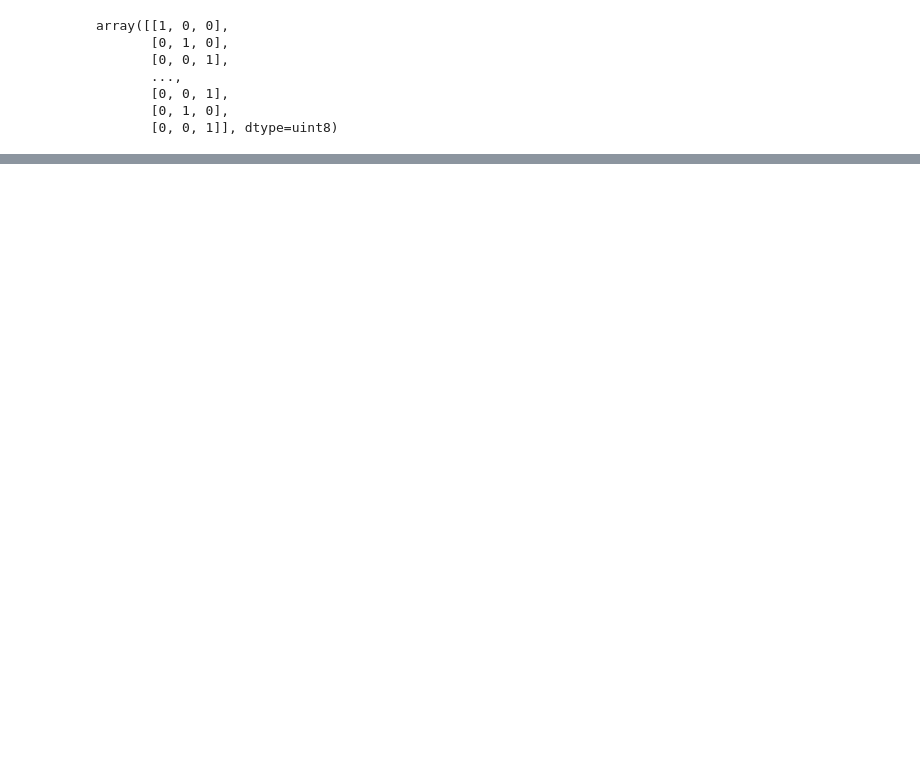
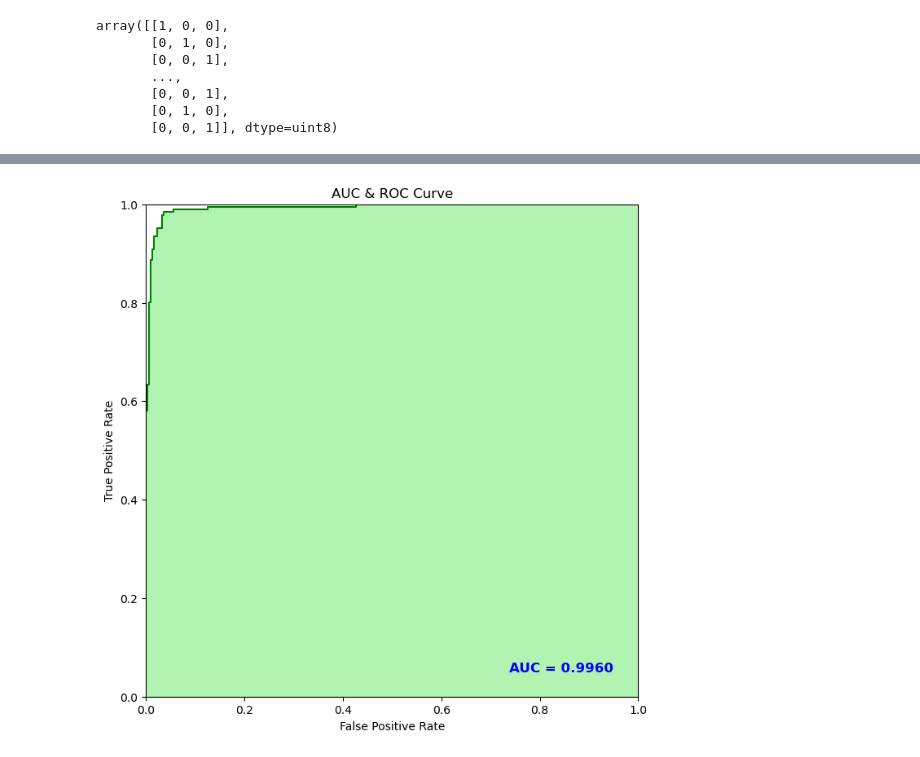
Before and after one commit to madhyam2001/Mental_State-Classification, a Jupyter notebook: Untitled6.ipynb, the cells around one changed output, grey strips where cells are left out. Saved outputs shown, nothing was run; the diff lists cells and outputs as text; code cells hidden in the pictures; blank space fills up the shorter version.

```diff
--- a/Untitled6.ipynb
+++ b/Untitled6.ipynb
@@ -254,0 +270,16 @@ plt.show()
+# %%
+false_positive_rate, true_positive_rate, thresolds = metrics.roc_curve(df_y_test['Label_1.0'], df_y_pred['Label_1.0'])
+
+plt.figure(figsize=(10, 8), dpi=100)
+plt.axis('scaled')
+plt.xlim([0, 1])
+plt.ylim([0, 1])
+plt.title("AUC & ROC Curve")
+plt.plot(false_positive_rate, true_positive_rate, 'g')
+plt.fill_between(false_positive_rate, true_positive_rate, facecolor='lightgreen', alpha=0.7)
+plt.text(0.95, 0.05, 'AUC = %0.4f' % auc, ha='right', fontsize=12, weight='bold', color='blue')
+plt.xlabel("False Positive Rate")
+plt.ylabel("True Positive Rate")
+plt.show()
+# %% [output]
+[figure, added]
```
Also changed, not shown: parts of 10 cells of this notebook, 4 other files.
